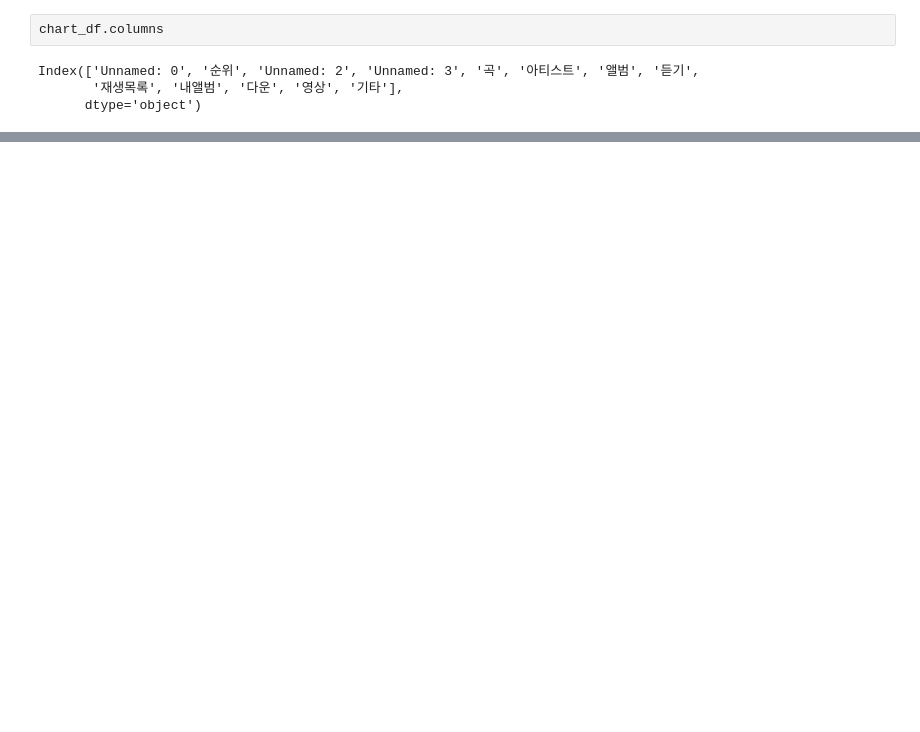
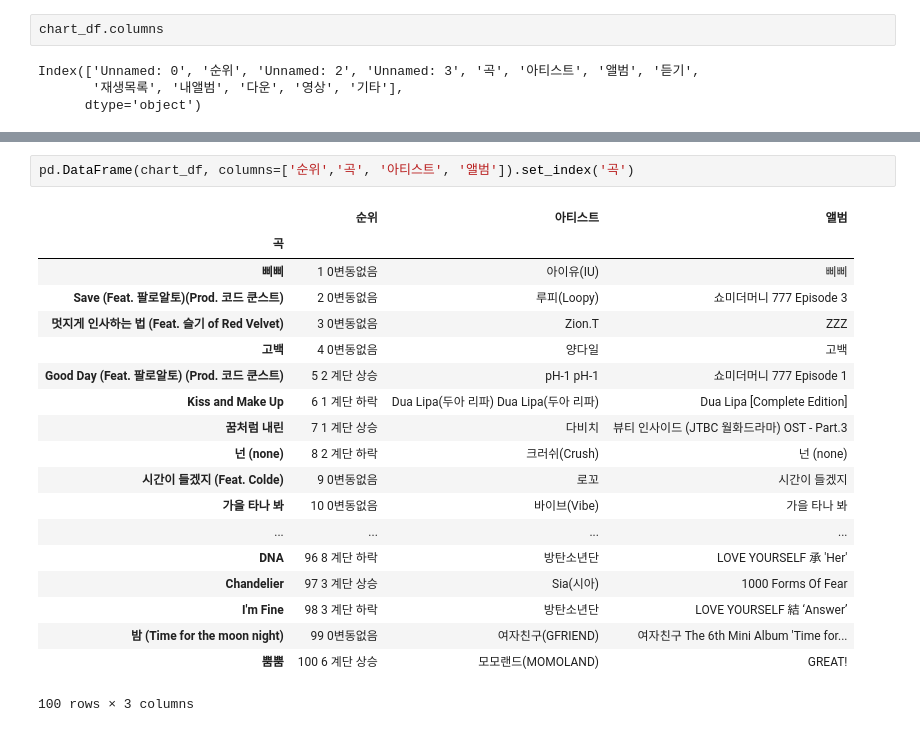
Before and after one commit to HyungtaeMoon/pandas-melon, a Jupyter notebook: bugs.ipynb, the cells around one changed output, grey strips where cells are left out. Saved outputs shown, nothing was run; the diff lists cells and outputs as text; blank space fills up the shorter version.

Commit message:
[ADD] Pandas.DataFrame으로 변환하여 처리

```diff
--- a/bugs.ipynb
+++ b/bugs.ipynb
@@ -72,0 +99,22 @@ Index(['Unnamed: 0', '순위', 'Unnamed: 2', 'Unnamed: 3', '곡', '아티스트'
+# %%
+pd.DataFrame(chart_df, columns=['순위','곡', '아티스트', '앨범']).set_index('곡')
+# %% [output]
+|  | 순위 | 아티스트 | 앨범 |
+| 곡 |  |  |  |
+| 삐삐 | 1 0변동없음 | 아이유(IU) | 삐삐 |
+| Save (Feat. 팔로알토)(Prod. 코드 쿤스트) | 2 0변동없음 | 루피(Loopy) | 쇼미더머니 777 Episode 3 |
+| 멋지게 인사하는 법 (Feat. 슬기 of Red Velvet) | 3 0변동없음 | Zion.T | ZZZ |
+| 고백 | 4 0변동없음 | 양다일 | 고백 |
+| Good Day (Feat. 팔로알토) (Prod. 코드 쿤스트) | 5 2 계단 상승 | pH-1 pH-1 | 쇼미더머니 777 Episode 1 |
+| Kiss and Make Up | 6 1 계단 하락 | Dua Lipa(두아 리파) Dua Lipa(두아 리파) | Dua Lipa [Complete Edition] |
+| 꿈처럼 내린 | 7 1 계단 상승 | 다비치 | 뷰티 인사이드 (JTBC 월화드라마) OST - Part.3 |
+| 넌 (none) | 8 2 계단 하락 | 크러쉬(Crush) | 넌 (none) |
+| 시간이 들겠지 (Feat. Colde) | 9 0변동없음 | 로꼬 | 시간이 들겠지 |
+| 가을 타나 봐 | 10 0변동없음 | 바이브(Vibe) | 가을 타나 봐 |
+| ... | ... | ... | ... |
+| DNA | 96 8 계단 하락 | 방탄소년단 | LOVE YOURSELF 承 'Her' |
+| Chandelier | 97 3 계단 상승 | Sia(시아) | 1000 Forms Of Fear |
+| I'm Fine | 98 3 계단 하락 | 방탄소년단 | LOVE YOURSELF 結 ‘Answer’ |
+| 밤 (Time for the moon night) | 99 0변동없음 | 여자친구(GFRIEND) | 여자친구 The 6th Mini Album 'Time for... |
+| 뿜뿜 | 100 6 계단 상승 | 모모랜드(MOMOLAND) | GREAT! |
+100 rows × 3 columns
```
Also changed, not shown: parts of 23 cells of this notebook.
